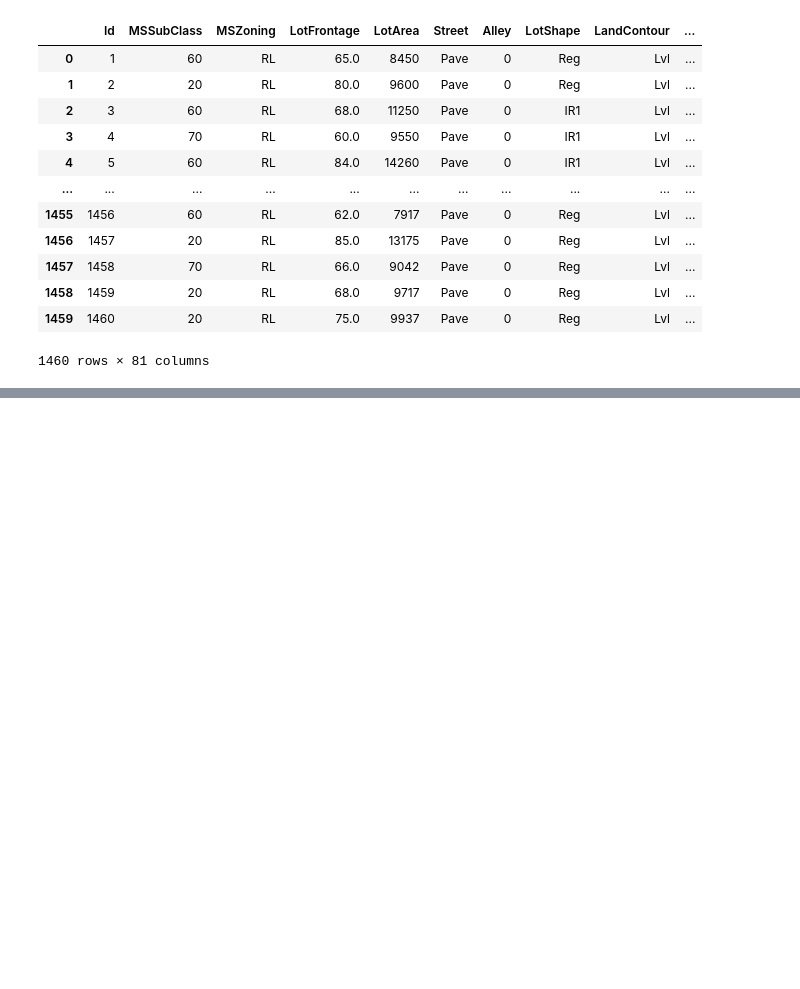
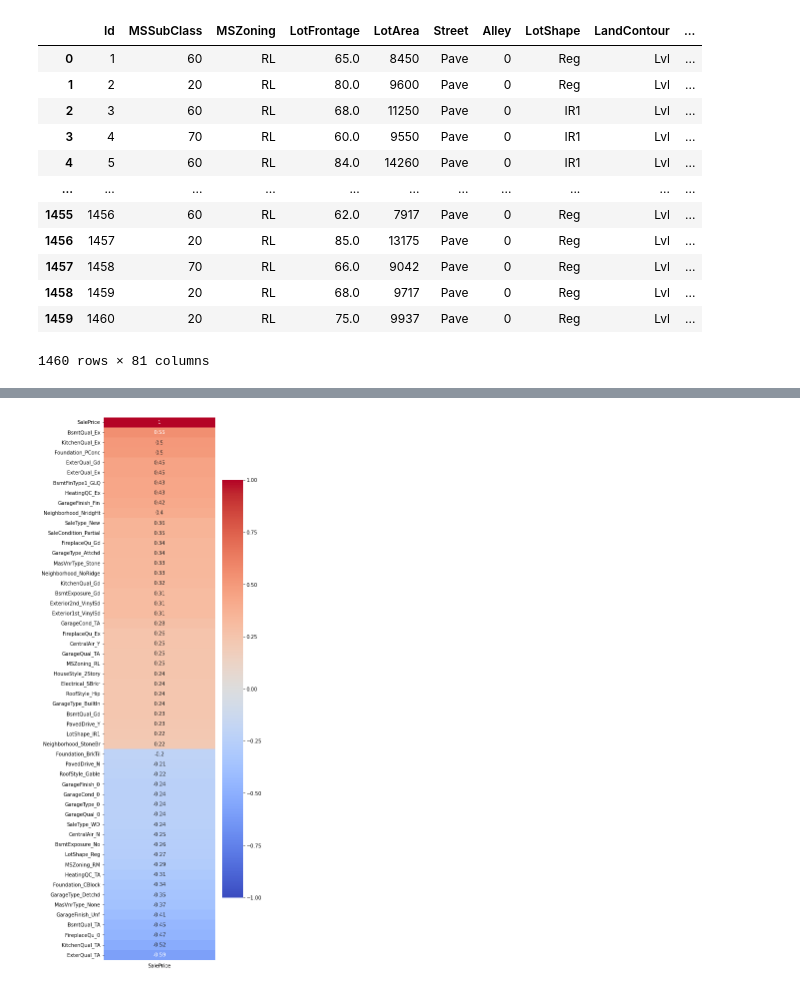
Before and after one commit to fabricio-inoue/House-Prices---Regression, a Jupyter notebook: House-pricing.ipynb, the cells around one changed output, grey strips where cells are left out. Saved outputs shown, nothing was run; the diff lists cells and outputs as text; code cells hidden in the pictures; blank space fills up the shorter version.

```diff
--- a/House-pricing.ipynb
+++ b/House-pricing.ipynb
@@ -301,0 +206,18 @@ sns.heatmap(train_df.corr('spearman')[['SalePrice']].sort_values('SalePrice', as
+# %%
+continuous_cols = data_types_df[data_types_df['Data Type'] == 'Continuous']['Column'].tolist()
+discrete_cols = data_types_df[data_types_df['Data Type'] == 'Discrete']['Column'].tolist()
+categorical_cols = data_types_df[data_types_df['Data Type'] == 'Categorical']['Column'].tolist()
+
+discrete_cols.append('SalePrice')
+categorical_cols.append('SalePrice')
+continuous_corr = train_df[continuous_cols].corr()
+discrete_corr = train_df[discrete_cols].corr()
+categorical_corr = pd.get_dummies(train_df[categorical_cols]).corr()
+
+
+#correlation filtered by correlation value
+plt.figure(figsize=(10, 10))
+sns.heatmap(continuous_corr[(continuous_corr >= 0.3) | (continuous_corr <= -0.3)], annot=True, cmap='coolwarm', )
+
+plt.figure(figsize=(10, 10))
+sns.heatmap(discrete_corr[(discrete_corr >= 0.3) | (discrete_corr <= -0.3)], annot=True, cmap='coolwarm', )
@@ -301,0 +228,16 @@ sns.heatmap(train_df.corr('spearman')[['SalePrice']].sort_values('SalePrice', as
+# %%
+'''plt.figure(figsize=(30, 30))
+sns.heatmap(categorical_corr[(categorical_corr >= 0.3) | (categorical_corr <= -0.3)], annot=True, cmap='coolwarm', )'''
+
+# Set the correlation threshold
+correlation_threshold = 0.2
+
+# Filter the categorical_corr DataFrame based on the threshold
+filtered_corr = categorical_corr[['SalePrice']].loc[categorical_corr['SalePrice'].abs() >= correlation_threshold].sort_values('SalePrice', ascending=False)
+
+# Plot the filtered correlation heatmap
+plt.figure(figsize=(5, 20))
+sns.heatmap(filtered_corr, annot=True, cmap='coolwarm', vmin=-1, vmax=1)
+plt.show()
+# %% [output]
+[figure, added]
```
Also changed, not shown: parts of 10 cells of this notebook.
